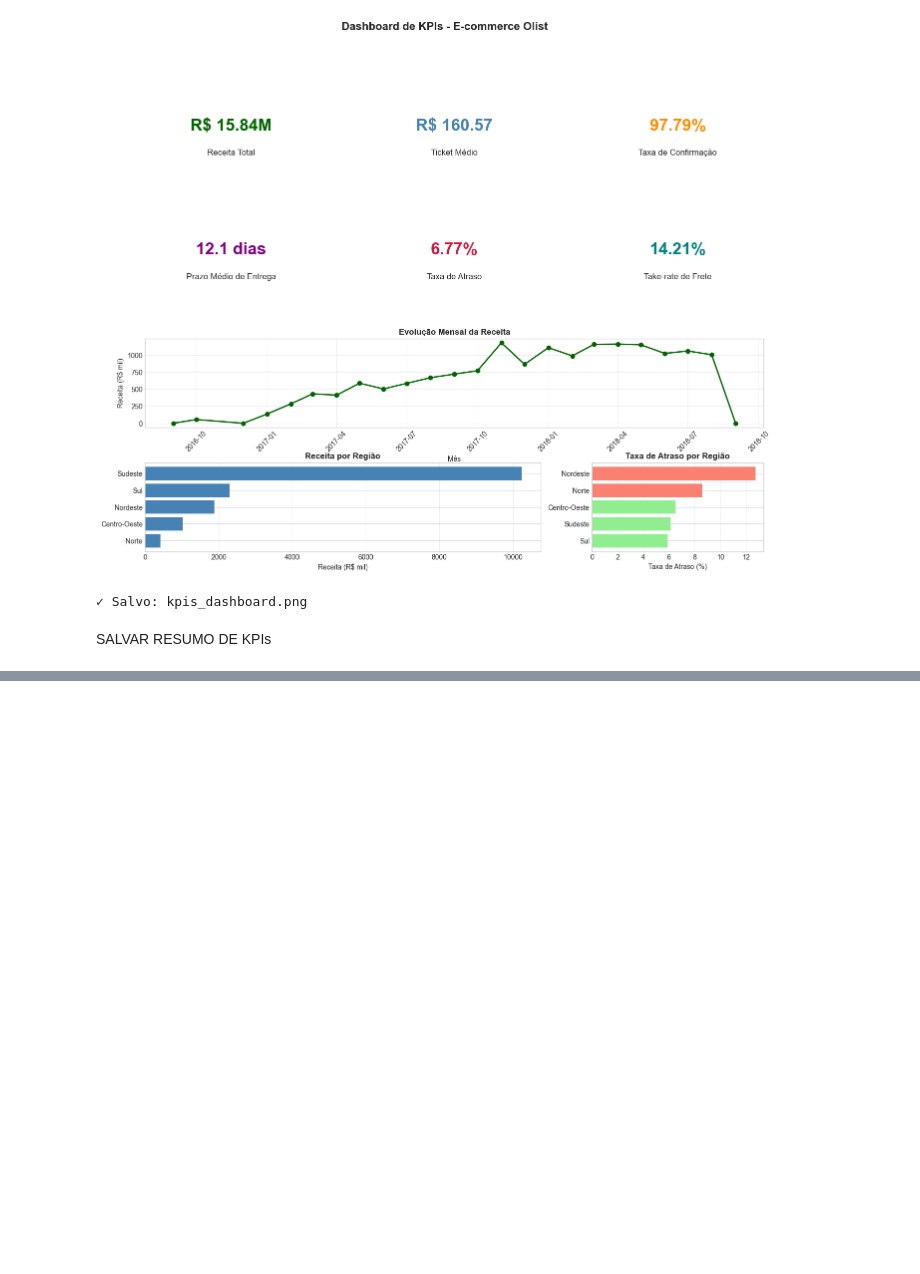
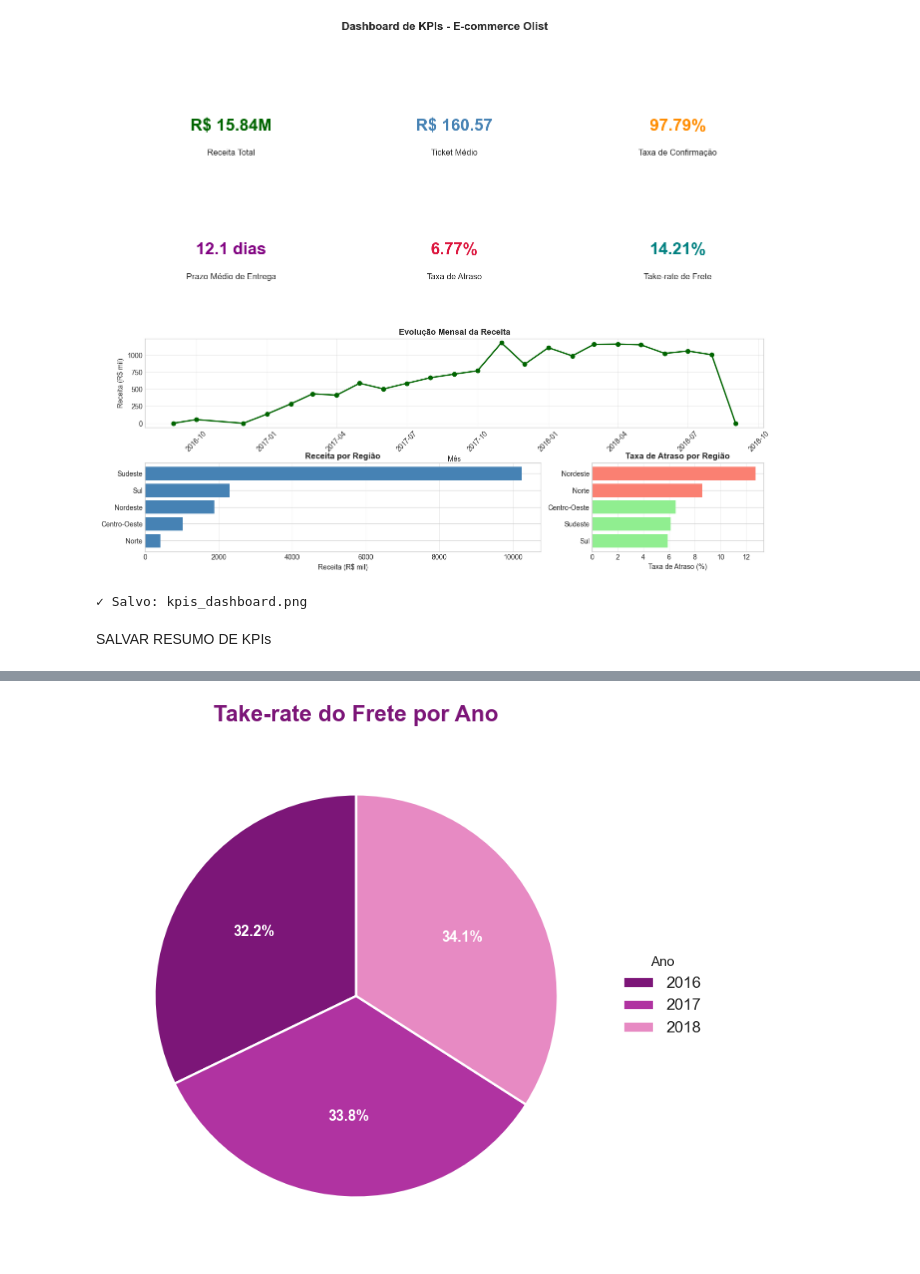
Before and after one commit to Cecimedeiros/Projeto-Estatistica, a Jupyter notebook: 04_kpis_insights.ipynb, the cells around one changed output, grey strips where cells are left out. Saved outputs shown, nothing was run; the diff lists cells and outputs as text; code cells hidden in the pictures; blank space fills up the shorter version.

```diff
--- a/04_kpis_insights.ipynb
+++ b/04_kpis_insights.ipynb
@@ -510,0 +620,51 @@ print("✓ Arquivo salvo: insights_acionaveis.csv")
+# %%
+import matplotlib.pyplot as plt
+
+
+anos = ["2016", "2017", "2018"]
+valores = [20.23, 21.25, 21.42]   # porcentagens
+cores = ["#7c1678", "#b033a1", "#e78ac3"]
+
+plt.figure(figsize=(9, 7))
+
+ax = plt.gca()
+
+wedges, texts, autotexts = plt.pie(
+    valores,
+    labels=None,
+    autopct="%.1f%%",
+    colors=cores,
+    startangle=90,
+    textprops={'color': 'black', 'fontsize': 12, 'fontweight': 'bold'},
+    wedgeprops={'edgecolor': 'white', 'linewidth': 2}
+)
+
+for autotext in autotexts:
+    autotext.set_color("white")
+    autotext.set_fontsize(13)
+    autotext.set_fontweight("bold")
+
+
+plt.legend(
+    wedges,
+    anos,
+    title="Ano",
+    loc="center left",
+    bbox_to_anchor=(1, 0.5),
+    fontsize=14,
+    title_fontsize=12
+)
+
+plt.title(
+    "Take-rate do Frete por Ano",
+    fontsize=20,
+    fontweight="bold",
+    color="#7c1678",
+    pad=20
+)
+
+plt.tight_layout()
+plt.savefig('./outputs/04_kpis_insights/TakerateFreteAno.png', dpi=300, bbox_inches='tight')
+plt.show()
+# %% [output]
+[figure, added]
```
Also changed, not shown: parts of 30 cells of this notebook, 24 other files.
